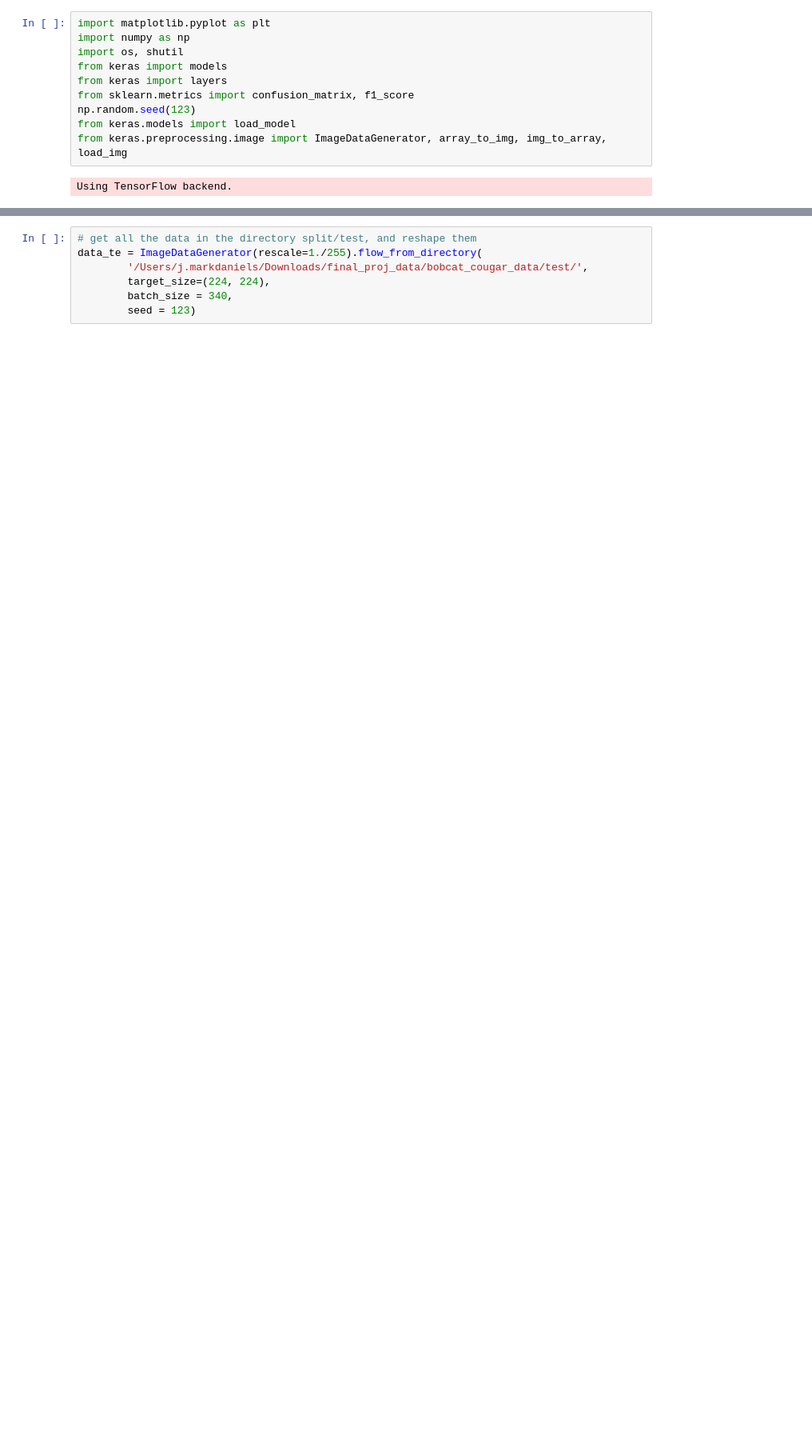
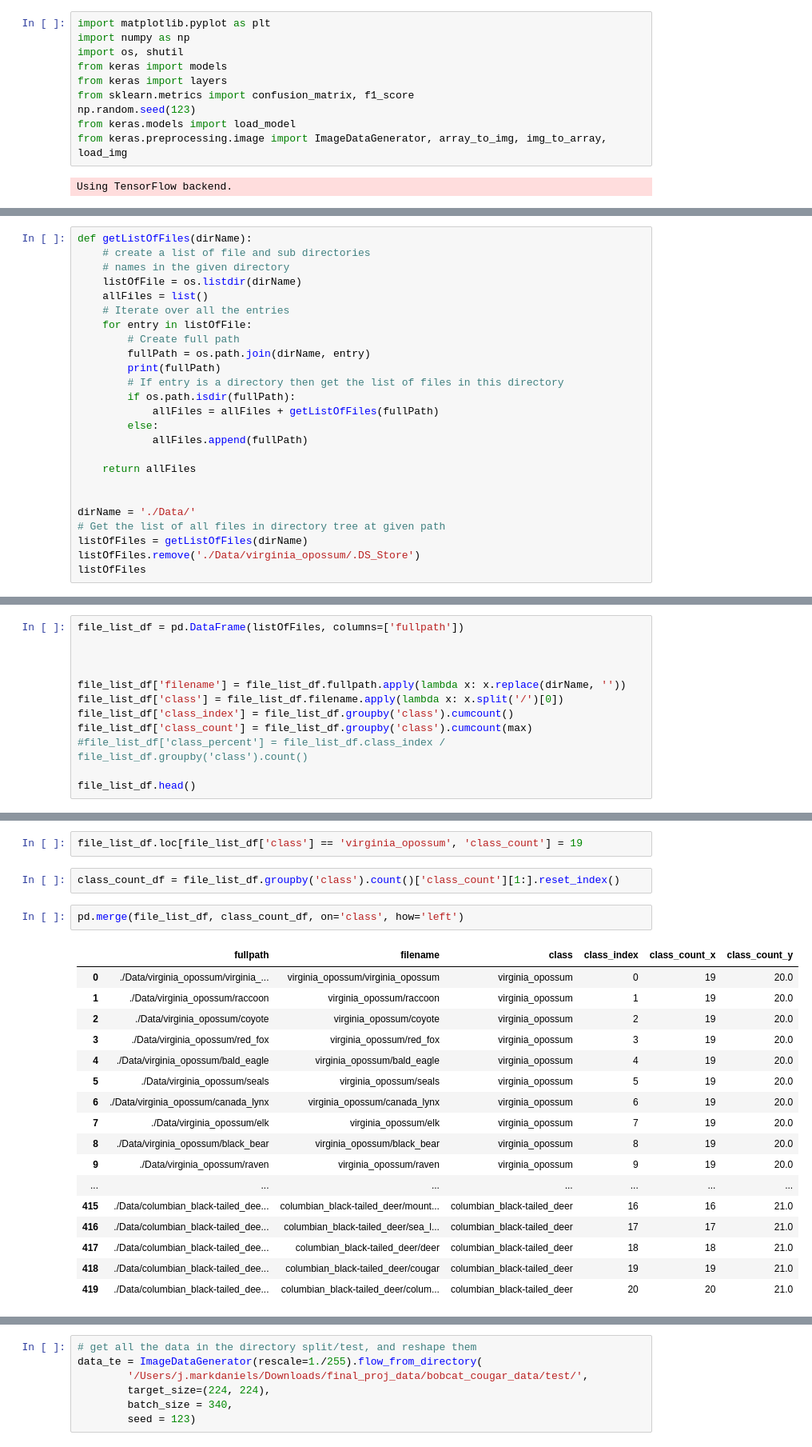
Before and after one commit to johnmarkdaniels/flatiron_final_project, a Jupyter notebook: wildlife_classification.ipynb, the cells around one changed output, grey strips where cells are left out. Shown at 80% size. Cells and saved outputs as stored; diff of their text form; blank space fills up the shorter version.

```diff
--- a/wildlife_classification.ipynb
+++ b/wildlife_classification.ipynb
@@ -181,0 +42,25 @@ metadata_df.category_name.value_counts()
+# %%
+def getListOfFiles(dirName):
+    # create a list of file and sub directories
+    # names in the given directory
+    listOfFile = os.listdir(dirName)
+    allFiles = list()
+    # Iterate over all the entries
+    for entry in listOfFile:
+        # Create full path
+        fullPath = os.path.join(dirName, entry)
+        print(fullPath)
+        # If entry is a directory then get the list of files in this directory
+        if os.path.isdir(fullPath):
+            allFiles = allFiles + getListOfFiles(fullPath)
+        else:
+            allFiles.append(fullPath)
+
+    return allFiles
+
+
+dirName = './Data/'
+# Get the list of all files in directory tree at given path
+listOfFiles = getListOfFiles(dirName)
+listOfFiles.remove('./Data/virginia_opossum/.DS_Store')
+listOfFiles
@@ -181,0 +86,12 @@ metadata_df.category_name.value_counts()
+# %%
+file_list_df = pd.DataFrame(listOfFiles, columns=['fullpath'])
+
+
+
+file_list_df['filename'] = file_list_df.fullpath.apply(lambda x: x.replace(dirName, ''))
+file_list_df['class'] = file_list_df.filename.apply(lambda x: x.split('/')[0])
+file_list_df['class_index'] = file_list_df.groupby('class').cumcount()
+file_list_df['class_count'] = file_list_df.groupby('class').cumcount(max)
+#file_list_df['class_percent'] = file_list_df.class_index / file_list_df.groupby('class').count()
+
+file_list_df.head()
@@ -181,0 +105,24 @@ metadata_df.category_name.value_counts()
+# %%
+file_list_df.loc[file_list_df['class'] == 'virginia_opossum', 'class_count'] = 19
+# %%
+class_count_df = file_list_df.groupby('class').count()['class_count'][1:].reset_index()
+# %%
+pd.merge(file_list_df, class_count_df, on='class', how='left')
+# %% [output]
+|  | fullpath | filename | class | class_index | class_count_x | class_count_y |
+| 0 | ./Data/virginia_opossum/virginia_... | virginia_opossum/virginia_opossum | virginia_opossum | 0 | 19 | 20.0 |
+| 1 | ./Data/virginia_opossum/raccoon | virginia_opossum/raccoon | virginia_opossum | 1 | 19 | 20.0 |
+| 2 | ./Data/virginia_opossum/coyote | virginia_opossum/coyote | virginia_opossum | 2 | 19 | 20.0 |
+| 3 | ./Data/virginia_opossum/red_fox | virginia_opossum/red_fox | virginia_opossum | 3 | 19 | 20.0 |
+| 4 | ./Data/virginia_opossum/bald_eagle | virginia_opossum/bald_eagle | virginia_opossum | 4 | 19 | 20.0 |
+| 5 | ./Data/virginia_opossum/seals | virginia_opossum/seals | virginia_opossum | 5 | 19 | 20.0 |
+| 6 | ./Data/virginia_opossum/canada_lynx | virginia_opossum/canada_lynx | virginia_opossum | 6 | 19 | 20.0 |
+| 7 | ./Data/virginia_opossum/elk | virginia_opossum/elk | virginia_opossum | 7 | 19 | 20.0 |
+| 8 | ./Data/virginia_opossum/black_bear | virginia_opossum/black_bear | virginia_opossum | 8 | 19 | 20.0 |
+| 9 | ./Data/virginia_opossum/raven | virginia_opossum/raven | virginia_opossum | 9 | 19 | 20.0 |
+| ... | ... | ... | ... | ... | ... | ... |
+| 415 | ./Data/columbian_black-tailed_dee... | columbian_black-tailed_deer/mount... | columbian_black-tailed_deer | 16 | 16 | 21.0 |
+| 416 | ./Data/columbian_black-tailed_dee... | columbian_black-tailed_deer/sea_l... | columbian_black-tailed_deer | 17 | 17 | 21.0 |
+| 417 | ./Data/columbian_black-tailed_dee... | columbian_black-tailed_deer/deer | columbian_black-tailed_deer | 18 | 18 | 21.0 |
+| 418 | ./Data/columbian_black-tailed_dee... | columbian_black-tailed_deer/cougar | columbian_black-tailed_deer | 19 | 19 | 21.0 |
+| 419 | ./Data/columbian_black-tailed_dee... | columbian_black-tailed_deer/colum... | columbian_black-tailed_deer | 20 | 20 | 21.0 |
```
Also changed, not shown: parts of 17 cells of this notebook, 4 other files.
